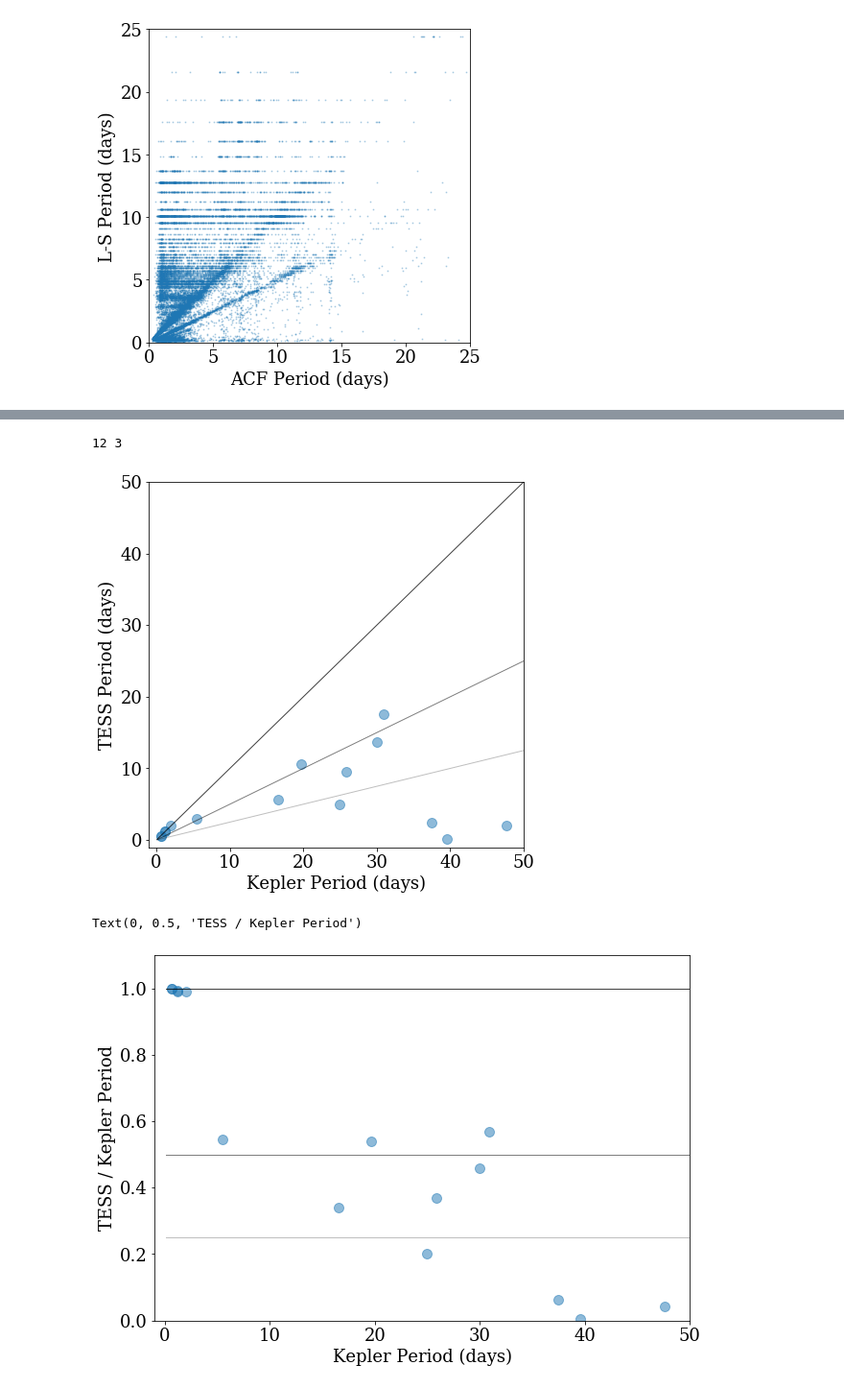
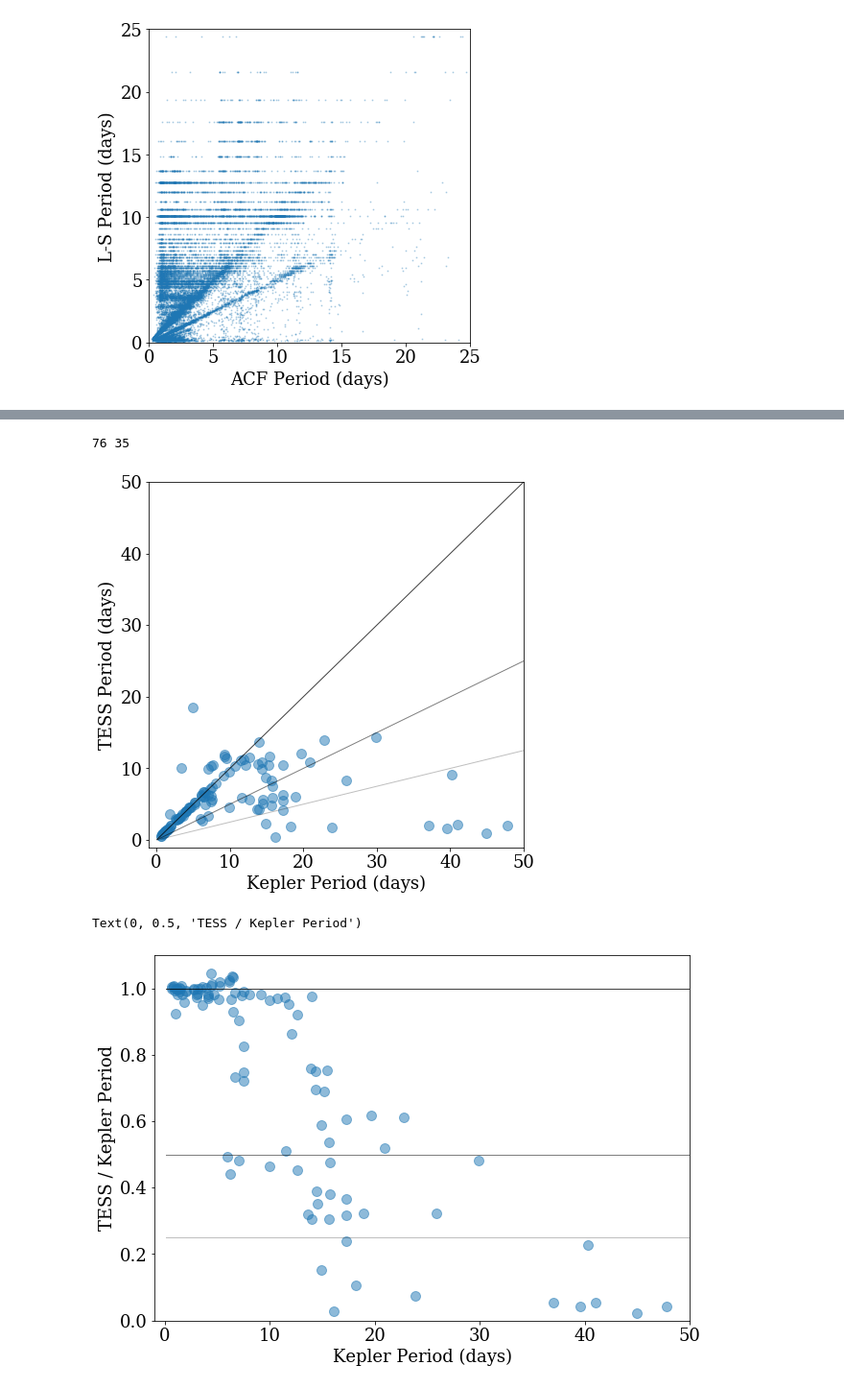
Before and after one commit to jradavenport/KTROT, a Jupyter notebook: period_compare.ipynb, the cells around one changed output, grey strips where cells are left out. Shown at 96% size. Saved outputs shown, nothing was run; the diff lists cells and outputs as text; code cells hidden in the pictures.

Commit message:
a nicer figure

```diff
--- a/period_compare.ipynb
+++ b/period_compare.ipynb
@@ -67 +75,4 @@ print(Kper.shape, KICTIC.shape)
+# %%
+# Combine McQuillan 2013 & 2014, drop duplicate entries (prefer 2014, I believe)
+Kper = pd.concat((Kper14[['KID', 'Period']], Kper13[['KID', 'Period']])).drop_duplicates(subset='KID')
 # %%
@@ -142,21 +159,10 @@ Text(0.5, 1.0, 'Sector 015')
 # %%
 plt.figure(figsize=(7,7))
-ok1 = (Trot1['acf_pk'] > 0.01) & (Trot1['LSamp'] > 0.02)
-ok2 = (Trot2['acf_pk'] > 0.01) & (Trot2['LSamp'] > 0.02)
+ok1 = (Trot1['acf_pk'] > 0.05) | (Trot1['LSamp'] > 0.05)
+ok2 = (Trot2['acf_pk'] > 0.05) | (Trot2['LSamp'] > 0.05)
 
-plt.scatter(Trot1['Period'][ok1], Trot1['LSper'][ok1], alpha=0.5, c='C0', s=100, label='L-S')
-# plt.scatter(Trot1['Period'][ok1], Trot1['acf_per'][ok1], alpha=0.75, c='C0', s=100, marker='*', label='ACF')
-# for k in range(len(Trot1[ok1].values)):
-#     plt.plot([Trot1['Period'][ok1].values[k], Trot1['Period'][ok1].values[k]],
-#              [Trot1['LSper'][ok1].values[k], Trot1['acf_per'][ok1].values[k]],
-#              lw=1, c='C0')
-
-plt.scatter(Trot2['Period'][ok2], Trot2['LSper'][ok2], alpha=0.5, c='C0', s=100)
-# plt.scatter(Trot2['Period'][ok2], Trot2['acf_per'][ok2], alpha=0.75, c='C0', s=100, marker='*')
-# for k in range(len(Trot2[ok2].values)):
-#     plt.plot([Trot2['Period'][ok2].values[k], Trot2['Period'][ok2].values[k]],
-#              [Trot2['LSper'][ok2].values[k], Trot2['acf_per'][ok2].values[k]],
-#              lw=1, c='C0')
+plt.scatter(Trot1['Period'][ok1], Trot1['acf_per'][ok1], alpha=0.5, c='C0', s=100)
+plt.scatter(Trot2['Period'][ok2], Trot2['acf_per'][ok2], alpha=0.5, c='C0', s=100)
 
 plt.plot([.1,50], [.1, 50], c='k', lw=1, alpha=0.75)
 plt.plot([.1,50], [.05, 25], c='k', lw=1, alpha=0.5)
@@ -167,46 +173,29 @@ plt.plot([.1,50], [.025, 12.5], c='k', lw=1, alpha=0.25)
 plt.xlim(-1,50)
 plt.ylim(-1,50)
 
-# plt.legend(fontsize=12)
-
 plt.xlabel('Kepler Period (days)')
 plt.ylabel('TESS Period (days)')
 
 print(sum(ok1), sum(ok2))
 # %% [output]
-12 3
+76 35
-[figure, old version]
+[figure, new version]
 # %%
 plt.figure(figsize=(10,7))
 
-plt.scatter(Trot1['Period'][ok1], Trot1['LSper'][ok1]/Trot1['Period'][ok1], alpha=0.5, c='C0', s=100, label='L-S ')
-# plt.scatter(Trot1['Period'][ok1], Trot1['acf_per'][ok1]/Trot1['Period'][ok1], alpha=0.75,
-#             c='C0', s=100, marker='*', label='ACF')
-# for k in range(len(Trot1[ok1].values)):
-#     plt.plot([Trot1['Period'][ok1].values[k], Trot1['Period'][ok1].values[k]],
-#              [Trot1['LSper'][ok1].values[k]/Trot1['Period'][ok1].values[k],
-#               Trot1['acf_per'][ok1].values[k]/Trot1['Period'][ok1].values[k]],
-#              lw=1, c='C0')
-
-plt.scatter(Trot2['Period'][ok2], Trot2['LSper'][ok2]/Trot2['Period'][ok2], alpha=0.5, c='C0', s=100)
-# plt.scatter(Trot2['Period'][ok2], Trot2['acf_per'][ok2]/Trot2['Period'][ok2], alpha=0.75,
-#             c='C0', s=100, marker='*')
-# for k in range(len(Trot2[ok2].values)):
-#     plt.plot([Trot2['Period'][ok2].values[k], Trot2['Period'][ok2].values[k]],
-#              [Trot2['LSper'][ok2].values[k]/Trot2['Period'][ok2].values[k],
-#               Trot2['acf_per'][ok2].values[k]/Trot2['Period'][ok2].values[k]],
-#              lw=1, c='C0')
+plt.scatter(Trot1['Period'][ok1], Trot1['acf_per'][ok1]/Trot1['Period'][ok1], alpha=0.5, c='C0', s=100)
+plt.scatter(Trot2['Period'][ok2], Trot2['acf_per'][ok2]/Trot2['Period'][ok2], alpha=0.5, c='C0', s=100)
 
 plt.plot([.1,50], [1,1], c='k', lw=1, alpha=0.75)
 plt.plot([.1,50], [.5,.5], c='k', lw=1, alpha=0.5)
 plt.plot([.1,50], [.25, .25], c='k', lw=1, alpha=0.25)
 
 plt.xlim(-1,50)
 plt.ylim(0,1.1)
 
 plt.xlabel('Kepler Period (days)')
 plt.ylabel('TESS / Kepler Period')
 # %% [output]
 Text(0, 0.5, 'TESS / Kepler Period')
-[figure, old version]
+[figure, new version]
 # %%
```
Also changed, not shown: parts of 27 cells of this notebook, 2 other files.
